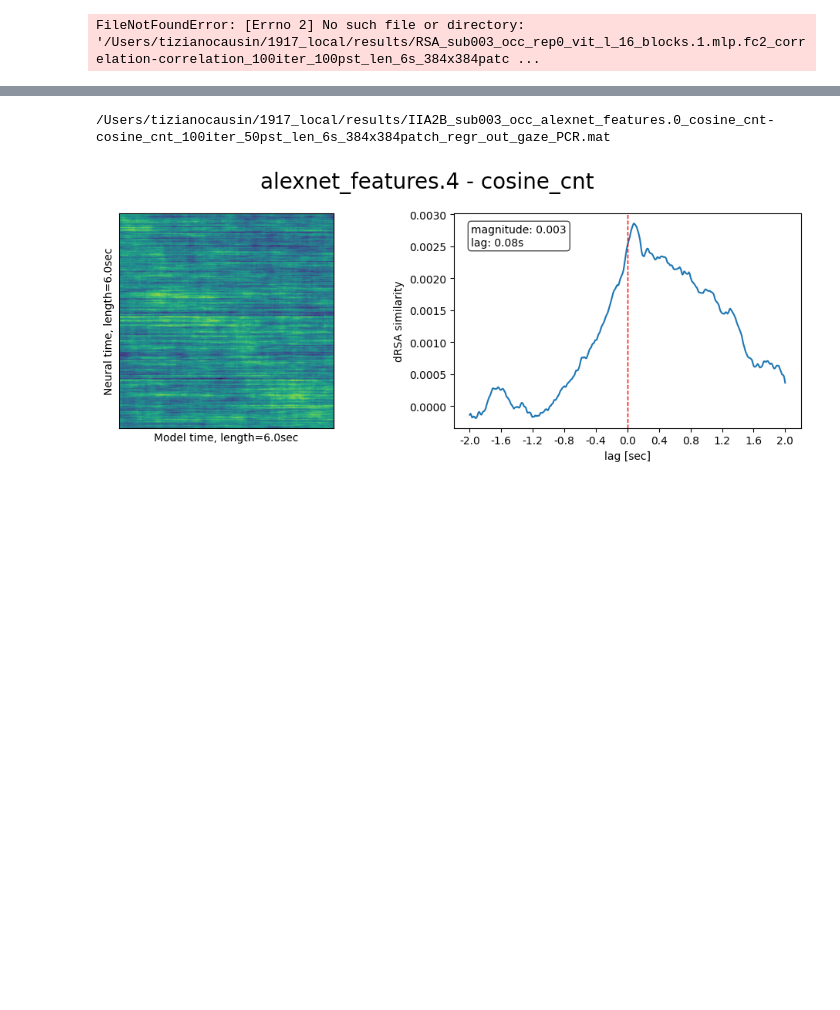
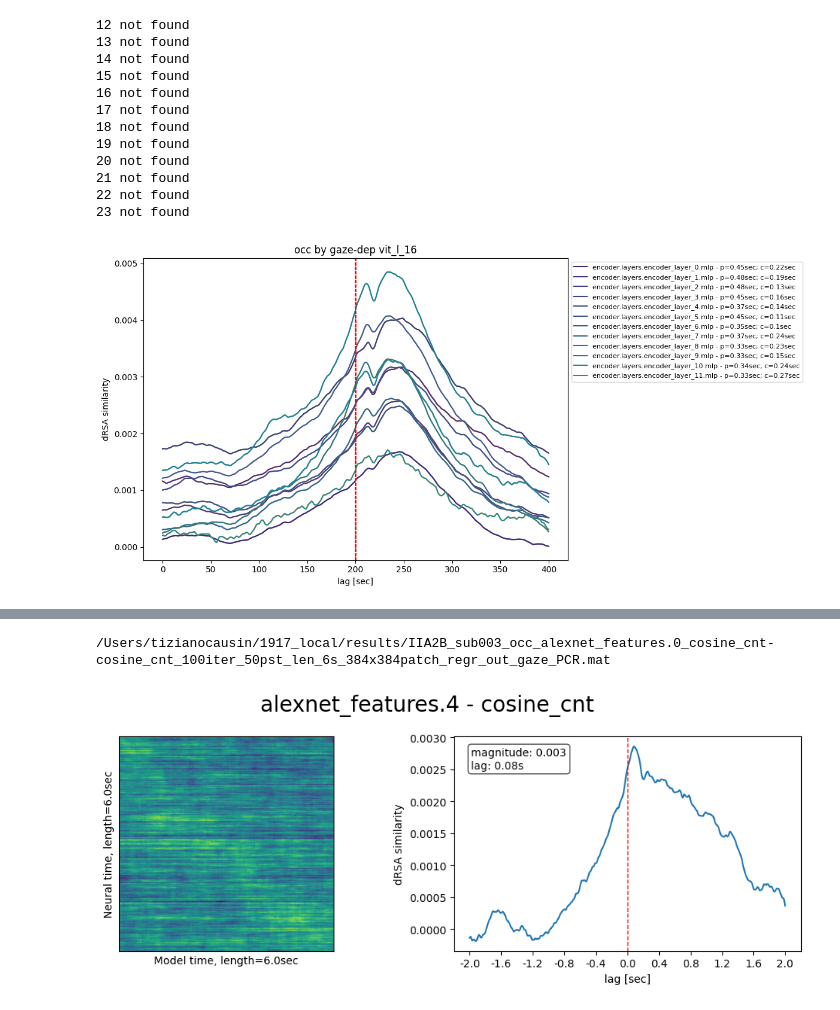
Before and after one commit to TizianoCausin01/project1917-26, a Jupyter notebook: python_scripts/scripts/dRSA_pipeline_dev.ipynb, the cells around one changed output, grey strips where cells are left out. Cells and saved outputs as stored; diff of their text form; code cells hidden in the pictures; blank space fills up the shorter version.

```diff
--- a/python_scripts/scripts/dRSA_pipeline_dev.ipynb
+++ b/python_scripts/scripts/dRSA_pipeline_dev.ipynb
@@ -73,8 +72,8 @@ class Cfg:
     gaze_fs = 50
     sq_side = 384
     sensors_group = 'occ'
-    model_name = "alexnet"
-    pkg = "torchvision"
+    model_name = "vit_l_16"
+    pkg = "timm"
     pseudotrial_len = 600
     pseudotrials_n = 100
     full_model_name = "alexnet_features.4"
@@ -82,7 +81,7 @@ class Cfg:
     pooling = "all"
     PCs_to_regress_out = 50
     timepts_to_regress_out = (-100, 100)
-    iterations_n = 1000
+    iterations_n = 10
     repetition = 0
     signal_metric = "correlation"
     model_metric = "correlation"
@@ -143,8 +169,61 @@ for i_rep in repetitions:
 # %%
 from scipy.io import loadmat
 import matplotlib.pyplot as plt
 import numpy as np
-m = loadmat("/Users/tizianocausin/1917_local/results/RSA_sub003_occ_rep0_vit_l_16_blocks.1.mlp.fc2_correlation-correlation_100iter_100pst_len_6s_384x384patch_regr_out_gaze_PCR.mat")
-plot_rsa(m["RSA"], 100, 300, tick_step = 40)
+from useful_stuff.general_utils.plots import truncate_colormap
+from useful_stuff.image_processing.computational_models import get_relevant_output_layers
+layers = get_relevant_output_layers(cfg.model_name)
+tick_step = 40
+# --- choose colormap ---
+cmap = truncate_colormap(plt.cm.viridis)  # or "plasma", "coolwarm", etc.
+colors = cmap(np.linspace(0, 1, 24))
+peaks = []
+centroids = []
+max_lag = 200
+plt.figure(figsize=(12, 6))
+for i in range(0,24):
+    try:
+        m = loadmat(f"/Users/tizianocausin/1917_local/results/RSA_sub003_occ_rep1_vit_l_16_blocks.{i}.mlp.fc2_correlation-correlation_1000iter_100pst_len_6s_384x384patch_regr_out_gaze_PCR.mat")
+        lagplot = get_lagplot(m["RSA"], max_lag)
+        plt.plot(lagplot)
+        lagplots.append(lagplot)
+        # --- compute peak ---
+        peak_idx = np.argmax(lagplot)
+        lags = np.arange(-max_lag, max_lag + 1)
+
+        weights = lagplot.copy()
+        weights[weights < 0] = 0  # optional but recommended
+
+        centroid = np.sum(lags * weights) / np.sum(weights)
+        centroid_lag = np.round(centroid / cfg.neu_fs, 2)
+        peak_val = lagplot[peak_idx]
+        peak_lag = (peak_idx - max_lag) / cfg.neu_fs  # convert to seconds
+        peaks.append(peak_lag)
+        centroids.append(centroid_lag)
+        plt.plot(lagplot, label=f"{layers[i]} - p={peak_lag}sec; c={centroid_lag}sec", color=colors[i])
+        plt.ylabel("dRSA similarity")
+        plt.xlabel("lag [sec]")
+        # plt.xticks(ticks, ticks_labels)
+        plt.axvline(max_lag, color="r", linestyle="--", linewidth=1)
+
+
+    except FileNotFoundError:
+        print(f"{i} not found")
+        pass
+plt.title(f"{cfg.sensors_group} by gaze-dep {cfg.model_name}")#{cfg.sensors_group} sensors - regr out")
+plt.legend(fontsize=8, loc='upper left', bbox_to_anchor=(1, 1))
+plt.tight_layout()
 # %% [output]
-FileNotFoundError: [Errno 2] No such file or directory: '/Users/tizianocausin/1917_local/results/RSA_sub003_occ_rep0_vit_l_16_blocks.1.mlp.fc2_correlation-correlation_100iter_100pst_len_6s_384x384patc ...
+12 not found
+13 not found
+14 not found
+15 not found
+16 not found
+17 not found
+18 not found
+19 not found
+20 not found
+21 not found
+22 not found
+23 not found
+[figure, added]
```
Also changed, not shown: parts of 5 cells of this notebook, 4 other files.
